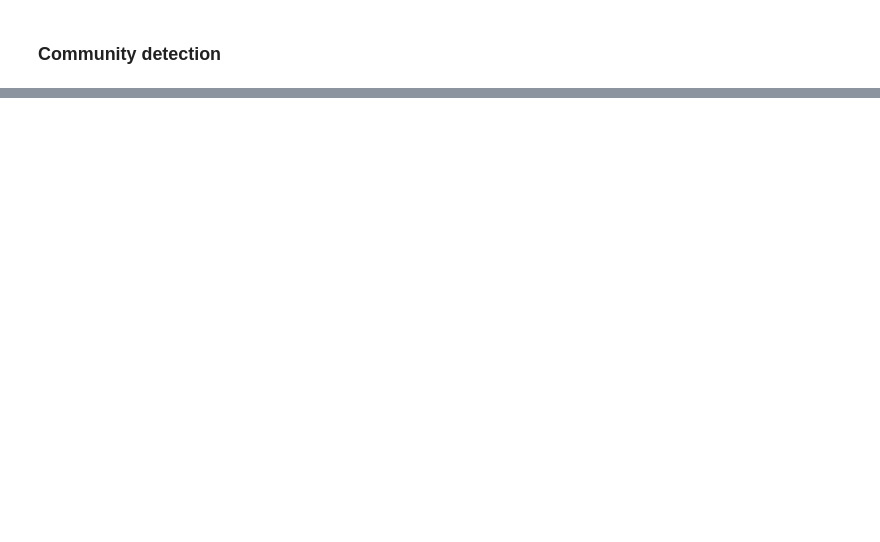
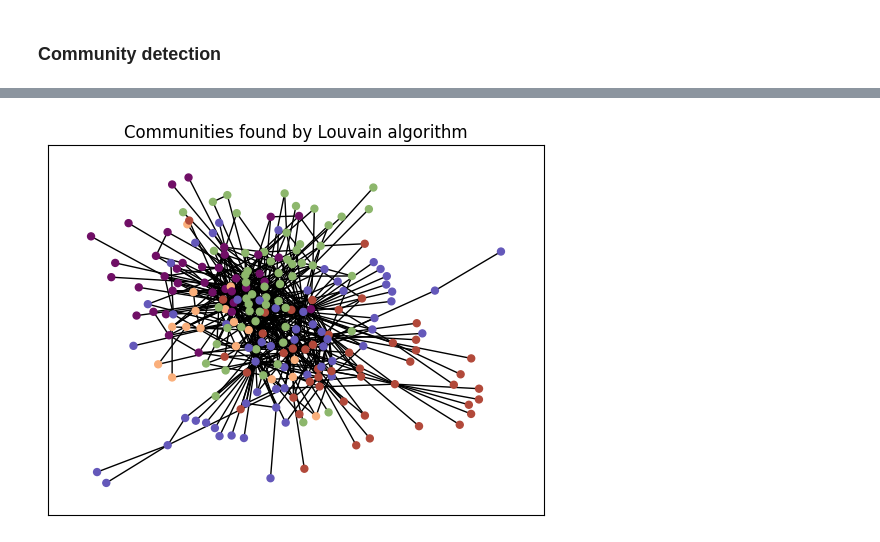
Before and after one commit to rik1599/advanced-data-science-2023, a Jupyter notebook: internet-industry-partnerships/internet-industry.partnership.ipynb, the cells around one changed output, grey strips where cells are left out. Drawn from its saved outputs; the diff is of its cells as text; code cells hidden in the pictures; blank space fills up the shorter version.

```diff
--- a/internet-industry-partnerships/internet-industry.partnership.ipynb
+++ b/internet-industry-partnerships/internet-industry.partnership.ipynb
@@ -507,0 +686,15 @@ print(np.corrcoef(x,y)[0,1])
+# %%
+node2com = {node: i for i, nodes in partition.items() for node in nodes}
+np.random.seed(123)
+colors = np.random.rand(len(partition), 3)
+node_colors = [colors[node2com[node]] for node in G.nodes]
+
+nx.draw_networkx(G, pos=nx.spring_layout(G, seed=seed),
+    with_labels=False,
+    node_size=25,
+    node_color=node_colors,
+)
+plt.title('Communities found by Louvain algorithm')
+plt.show()
+# %% [output]
+[figure, added]
```
Also changed, not shown: parts of 16 cells of this notebook.
